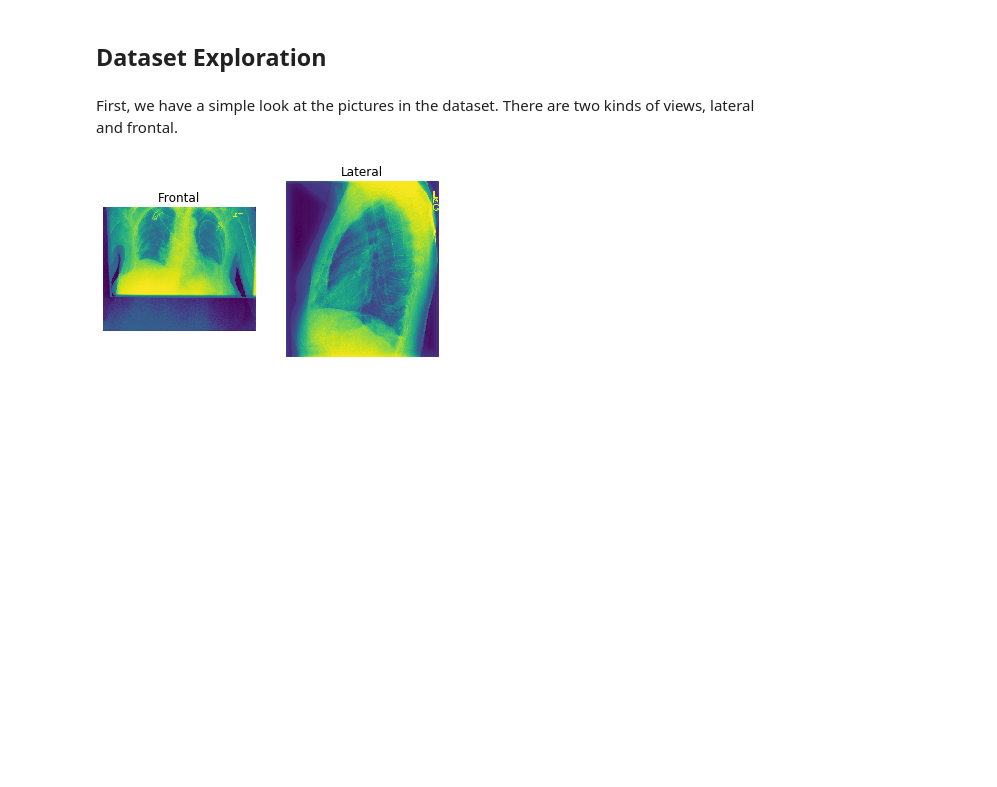
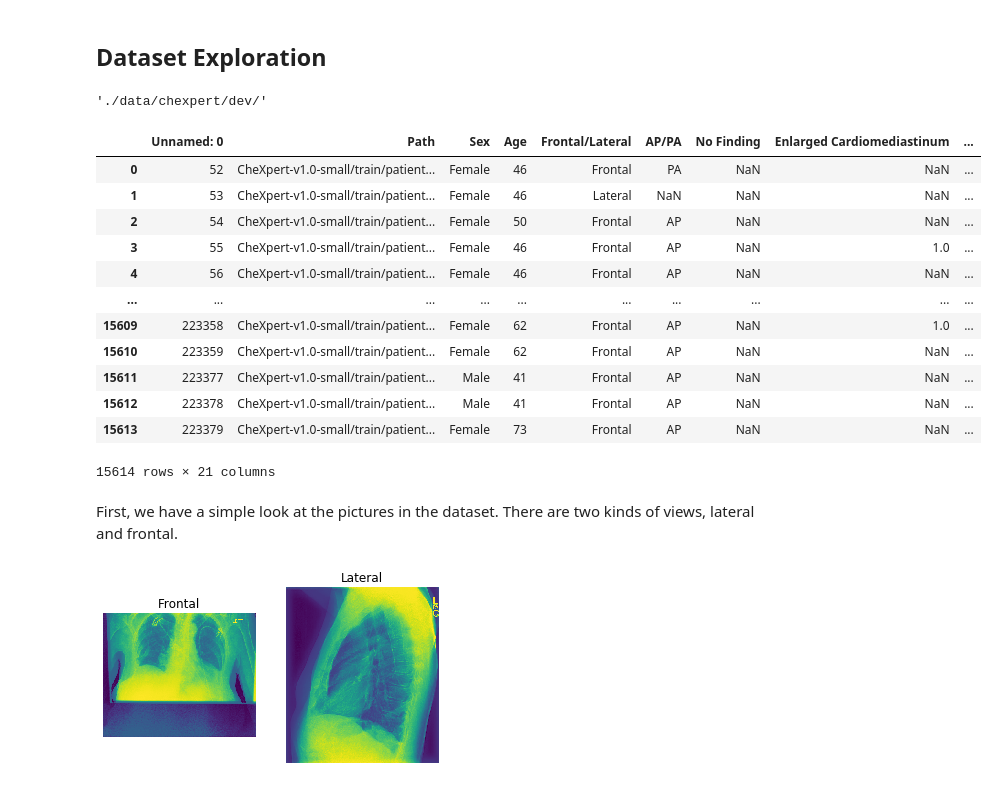
Before and after one commit to TobiasSchmidtDE/DeepL-MedicalImaging, a Jupyter notebook: src/datasets/chexpert_exploration.ipynb, the cells around one changed output. Saved outputs shown, nothing was run; the diff lists cells and outputs as text; code cells hidden in the pictures; blank space fills up the shorter version.

```diff
--- a/src/datasets/chexpert_exploration.ipynb
+++ b/src/datasets/chexpert_exploration.ipynb
@@ -10,8 +14,27 @@ from src.preprocessing.rescaling import scaler
-# %%
-dataset_folder = "data/dev_dataset/"
-chexpert_folder = dataset_folder + "CheXpert-v1.0-small/"
-#os.chdir("../../")
-#os.getcwd()
+# %%
+load_dotenv(find_dotenv())
+chexpert_folder = os.environ.get("CHEXPERT_DATASET_DIRECTORY")
+chexpert_iamges = chexpert_folder + "CheXpert-v1.0-small/"
+chexpert_folder
+# %% [output]
+'./data/chexpert/dev/'
+# %%
+train_labels = pd.read_csv(dataset_folder + "train.csv")
+train_labels
+# %% [output]
+|  | Unnamed: 0 | Path | Sex | Age | Frontal/Lateral | AP/PA | No Finding | Enlarged Cardiomediastinum | ... |
+| 0 | 52 | CheXpert-v1.0-small/train/patient... | Female | 46 | Frontal | PA | NaN | NaN | ... |
+| 1 | 53 | CheXpert-v1.0-small/train/patient... | Female | 46 | Lateral | NaN | NaN | NaN | ... |
+| 2 | 54 | CheXpert-v1.0-small/train/patient... | Female | 50 | Frontal | AP | NaN | NaN | ... |
+| 3 | 55 | CheXpert-v1.0-small/train/patient... | Female | 46 | Frontal | AP | NaN | 1.0 | ... |
+| 4 | 56 | CheXpert-v1.0-small/train/patient... | Female | 46 | Frontal | AP | NaN | NaN | ... |
+| ... | ... | ... | ... | ... | ... | ... | ... | ... | ... |
+| 15609 | 223358 | CheXpert-v1.0-small/train/patient... | Female | 62 | Frontal | AP | NaN | 1.0 | ... |
+| 15610 | 223359 | CheXpert-v1.0-small/train/patient... | Female | 62 | Frontal | AP | NaN | NaN | ... |
+| 15611 | 223377 | CheXpert-v1.0-small/train/patient... | Male | 41 | Frontal | AP | NaN | NaN | ... |
+| 15612 | 223378 | CheXpert-v1.0-small/train/patient... | Male | 41 | Frontal | AP | NaN | NaN | ... |
+| 15613 | 223379 | CheXpert-v1.0-small/train/patient... | Female | 73 | Frontal | AP | NaN | NaN | ... |
+15614 rows × 21 columns
 # %% [markdown]
 First, we have a simple look at the pictures in the dataset. There are two kinds of views, lateral
 and frontal.
```
Also changed, not shown: parts of 1 cell of this notebook, 4 other files.
